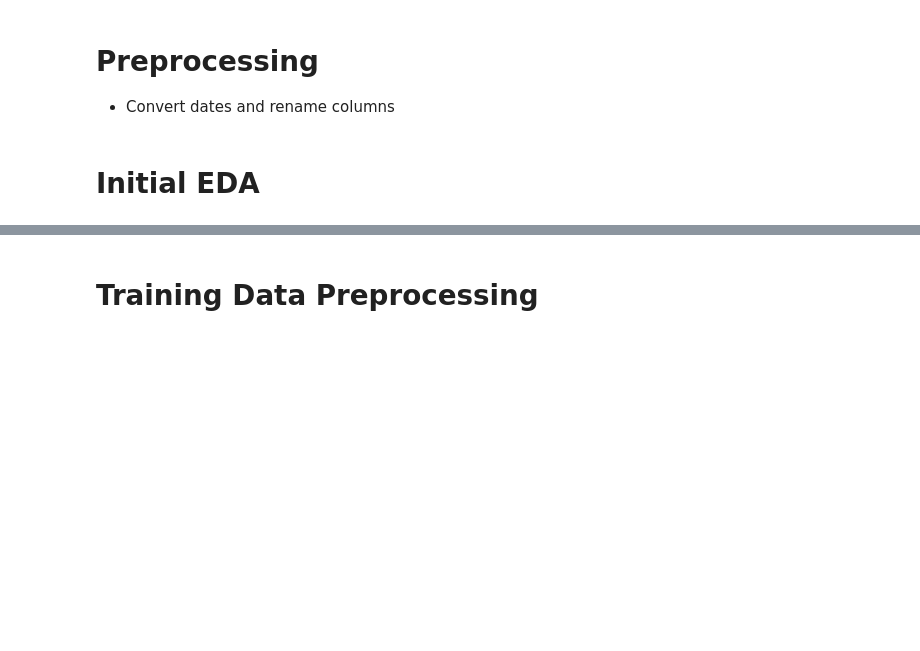
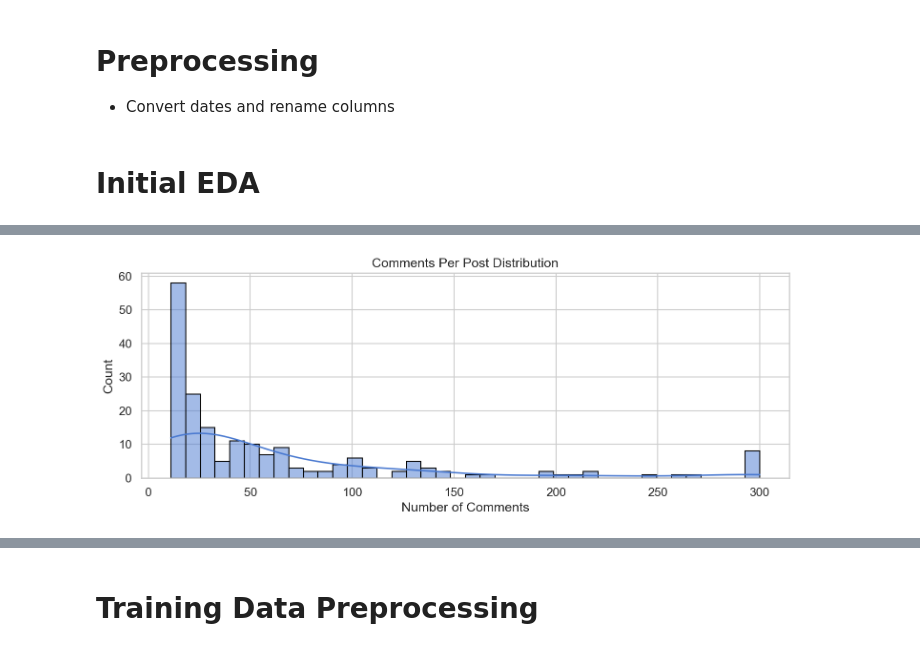
Before and after one commit to aprilchia/ADS-509_LLM, a Jupyter notebook: main_notebook.ipynb, the cells around one changed output, grey strips where cells are left out. Drawn from its saved outputs; the diff is of its cells as text; code cells hidden in the pictures; blank space fills up the shorter version.

```diff
--- a/main_notebook.ipynb
+++ b/main_notebook.ipynb
@@ -47,0 +81,4 @@ reddit_comments = pd.read_csv("data/reddit_comments.csv", parse_dates=['created_
+# %%
+Image(filename="eda_logs/Hacker News/Hacker News_20260209_150746_comments_per_post.png", width=700)
+# %% [output]
+[figure, added]
```
Also changed, not shown: parts of 14 cells of this notebook, 2 other files.
